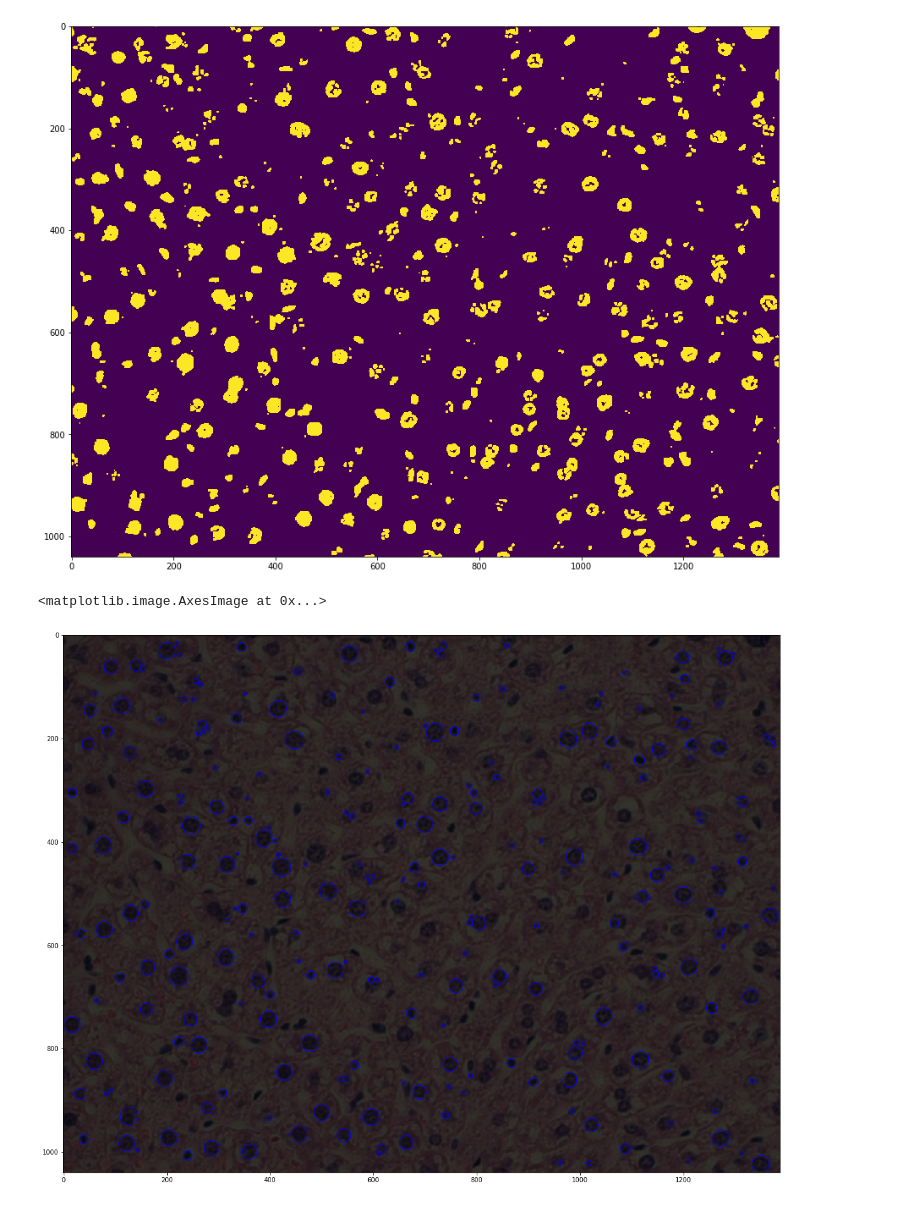
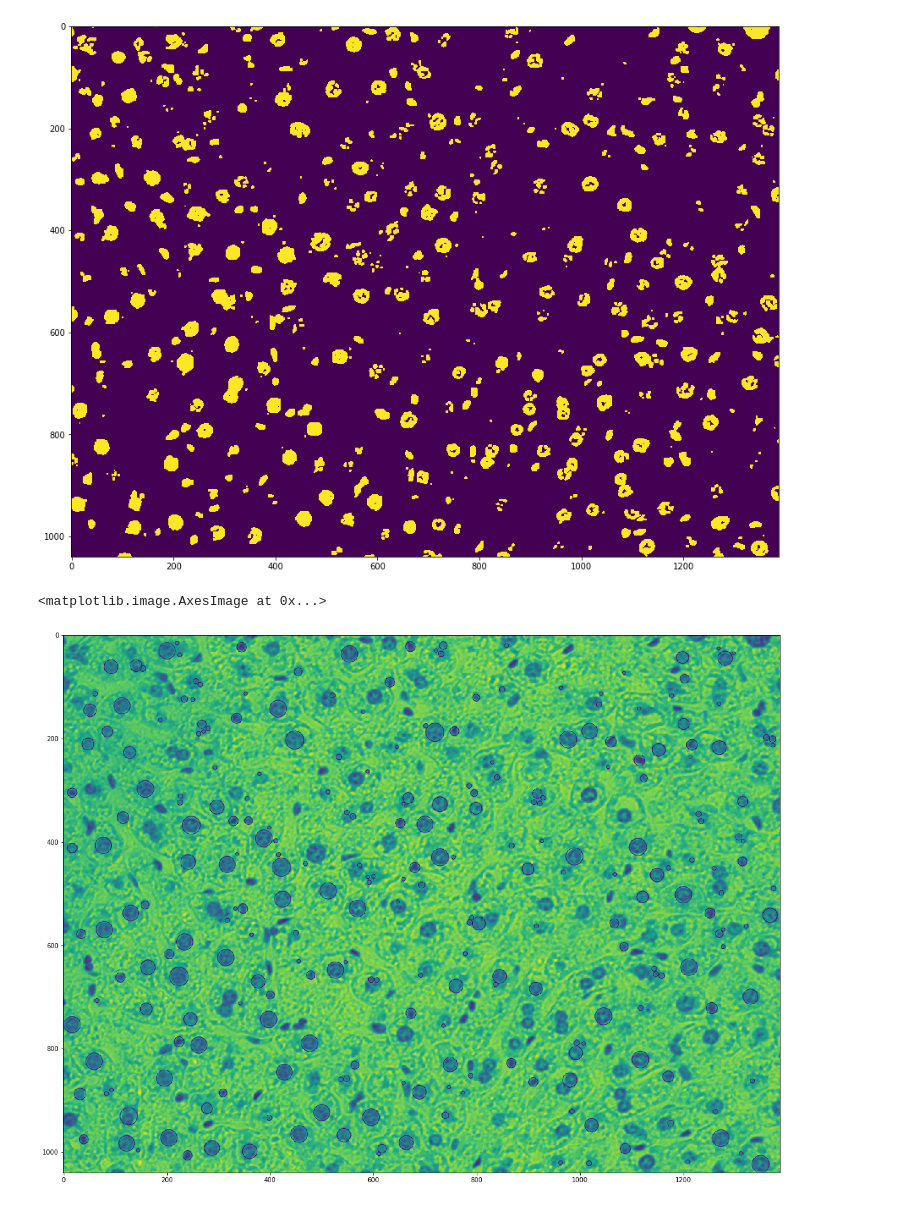
Before and after one commit to moqri/Aging-Cell-Morphology, a Jupyter notebook: plot_raw_image.ipynb, the cells around one changed output. Drawn from its saved outputs; the diff is of its cells as text; code cells hidden in the pictures.

```diff
--- a/plot_raw_image.ipynb
+++ b/plot_raw_image.ipynb
@@ -57,32 +57,32 @@ plt.imshow(imarray)
 
     # Change thresholds
     params.minThreshold = 0;
     params.maxThreshold = 256;
 
     # Filter by Area.
     params.filterByArea = True
     params.minArea = 30
 
     # Filter by Circularity
     params.filterByCircularity = True
     params.minCircularity = 0.1
 
     # Filter by Convexity
     params.filterByConvexity = True
     params.minConvexity = 0.5
 
     # Filter by Inertia
     params.filterByInertia =True
     params.minInertiaRatio = 0.5
 
     detector = cv2.SimpleBlobDetector_create(params)
 
     # Detect blobs.
     reversemask=255-mask
     keypoints = detector.detect(reversemask)
     img_with_keypoints = cv2.drawKeypoints(frame, keypoints, np.array([]), (0,0,255), cv2.DRAW_MATCHES_FLAGS_DRAW_RICH_KEYPOINTS)
     f = plt.figure(figsize=(20, 20))
-    plt.imshow(img_with_keypoints)
+    plt.imshow(img_with_keypoints[:,:,0])
 # %% [output]
 <matplotlib.image.AxesImage at 0x...>
-[figure, old version]
+[figure, new version]
```
Also changed, not shown: parts of 1 cell of this notebook.
